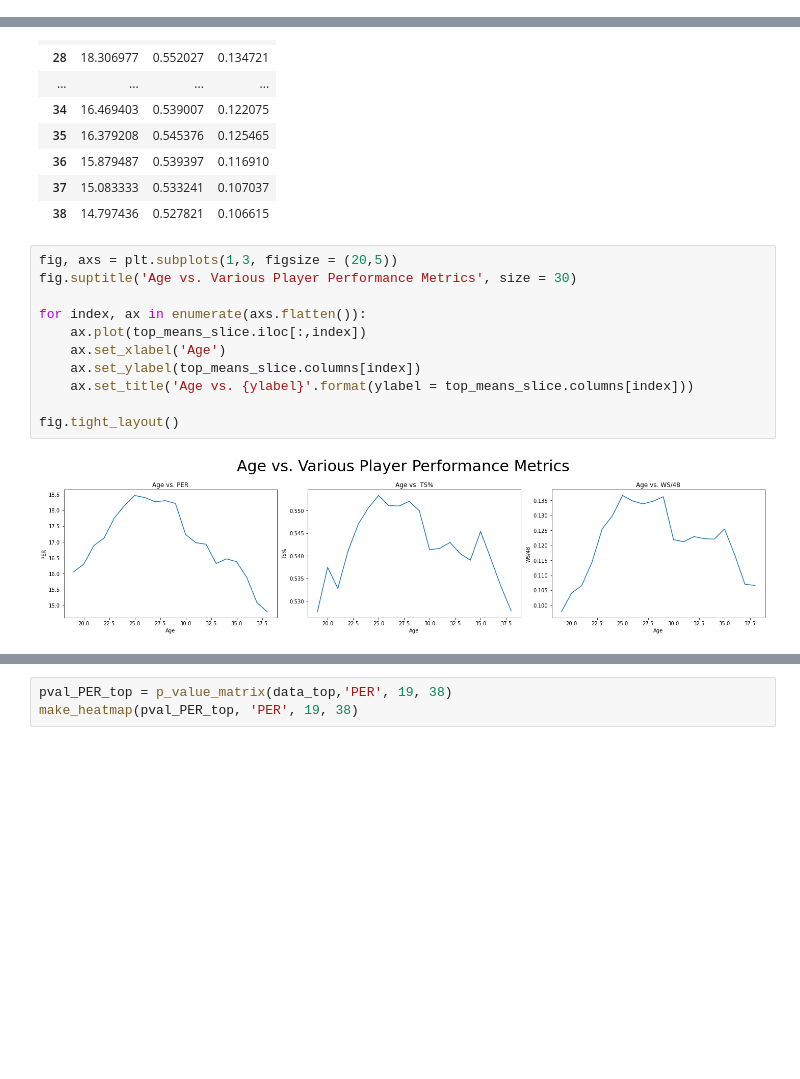
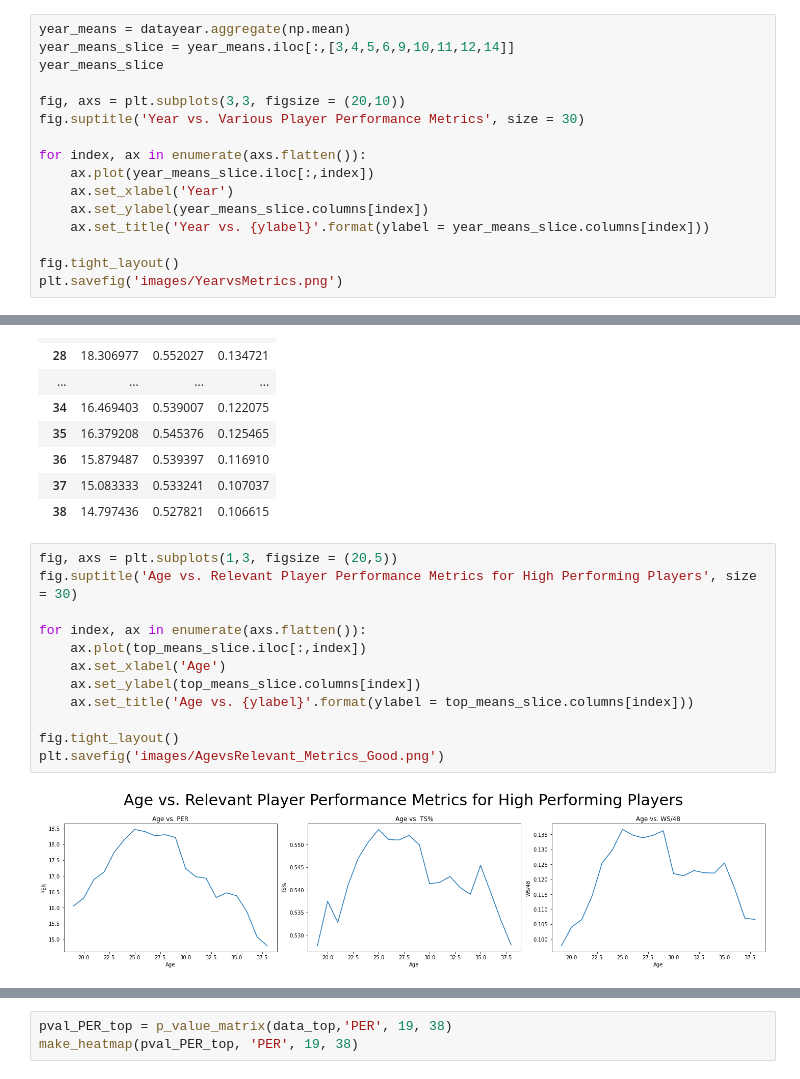
Before and after one commit to jtlaurel/NBA-age-analysis, a Jupyter notebook: data_analysis.ipynb, the cells around one changed output, grey strips where cells are left out. Drawn from its saved outputs; the diff is of its cells as text; blank space fills up the shorter version.

Commit message:
adding images for us in readme

```diff
--- a/data_analysis.ipynb
+++ b/data_analysis.ipynb
@@ -107,3 +115,19 @@ datayear.aggregate(np.mean)
 | 2013 | 26.837629 | 58.940722 | 1445.216495 | 14.268814 | 0.532570 | 0.253363 | 0.271923 | 5.599227 | 14.715722 | 10.161340 | 13.699742 | ... |
 | 2014 | 26.826087 | 57.736573 | 1442.378517 | 14.376726 | 0.538051 | 0.265036 | 0.279238 | 5.366240 | 14.944501 | 10.163683 | 13.650384 | ... |
 | 2015 | 26.929545 | 53.711364 | 1293.636364 | 14.449091 | 0.532200 | 0.272911 | 0.272584 | 5.237727 | 14.689545 | 9.959091 | 14.172727 | ... |
+# %%
+year_means = datayear.aggregate(np.mean)
+year_means_slice = year_means.iloc[:,[3,4,5,6,9,10,11,12,14]]
+year_means_slice
+
+fig, axs = plt.subplots(3,3, figsize = (20,10))
+fig.suptitle('Year vs. Various Player Performance Metrics', size = 30)
+
+for index, ax in enumerate(axs.flatten()):
+    ax.plot(year_means_slice.iloc[:,index])
+    ax.set_xlabel('Year')
+    ax.set_ylabel(year_means_slice.columns[index])
+    ax.set_title('Year vs. {ylabel}'.format(ylabel = year_means_slice.columns[index]))
+
+fig.tight_layout()
+plt.savefig('images/YearvsMetrics.png')
@@ -356,17 +391,18 @@ top_means_slice
 | 38 | 14.797436 | 0.527821 | 0.106615 |
 # %%
 fig, axs = plt.subplots(1,3, figsize = (20,5))
-fig.suptitle('Age vs. Various Player Performance Metrics', size = 30)
+fig.suptitle('Age vs. Relevant Player Performance Metrics for High Performing Players', size = 30)
 
 for index, ax in enumerate(axs.flatten()):
     ax.plot(top_means_slice.iloc[:,index])
     ax.set_xlabel('Age')
     ax.set_ylabel(top_means_slice.columns[index])
     ax.set_title('Age vs. {ylabel}'.format(ylabel = top_means_slice.columns[index]))
 
 fig.tight_layout()
+plt.savefig('images/AgevsRelevant_Metrics_Good.png')
 # %% [output]
-[figure, old version]
+[figure, new version]
 # %%
 fig,axs = plt.subplots(1,3, figsize = (20,5))
 wanted_stats = ['PER','TS%', 'WS/48']
```
Also changed, not shown: parts of 18 cells of this notebook, 15 other files.
